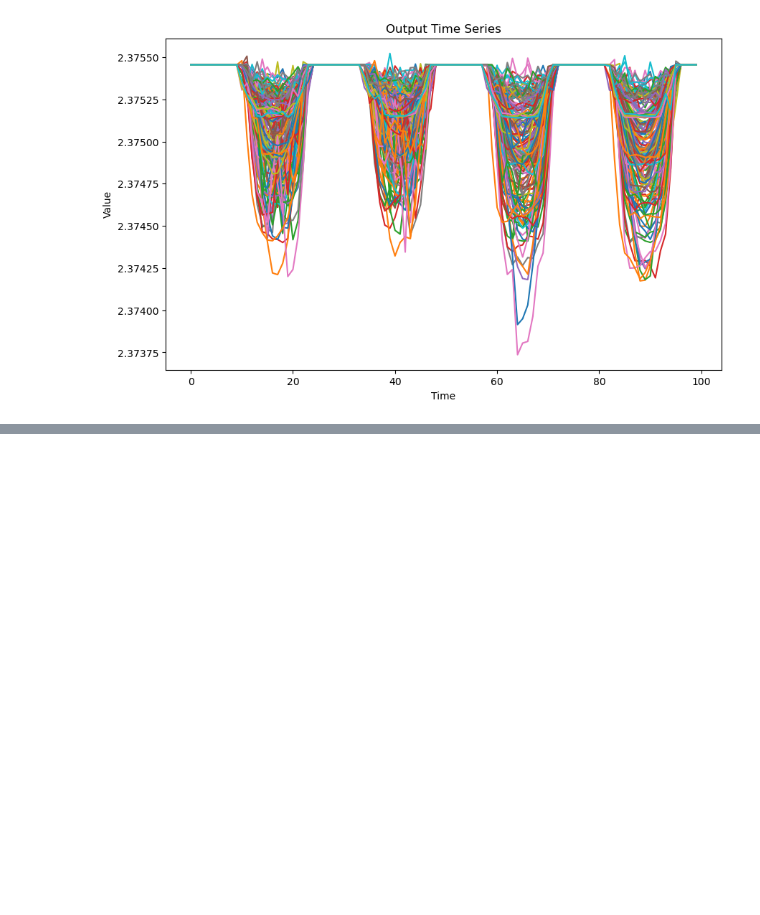
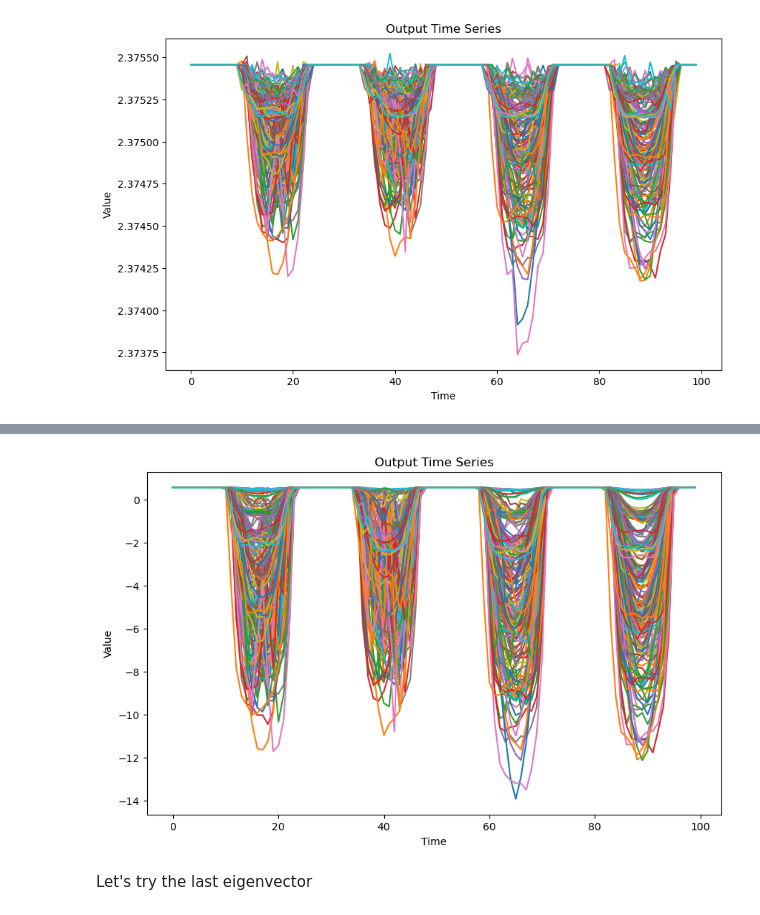
Before and after one commit to NGMLGroup/Koopman-TGNN-Interpretability, a Jupyter notebook: DynGESN_DMD.ipynb, the cells around one changed output, grey strips where cells are left out. Cells and saved outputs as stored; diff of their text form; code cells hidden in the pictures; blank space fills up the shorter version.

```diff
--- a/DynGESN_DMD.ipynb
+++ b/DynGESN_DMD.ipynb
@@ -420,0 +417,15 @@ Proiettare sul primo o i primi due autostati mostra pattern molto piccoli
+# %%
+plt.figure(figsize=(10, 6))
+
+for i in range(output.shape[1]):
+    plt.plot(output[:100, i].cpu().detach().numpy())#, label=f'Time Series {i+1}')
+
+plt.xlabel('Time')
+plt.ylabel('Value')
+plt.title('Output Time Series')
+# plt.legend()
+plt.show()
+# %% [output]
+[figure, added]
+# %% [markdown]
+Let's try the last eigenvector
```
Also changed, not shown: parts of 66 cells of this notebook.
